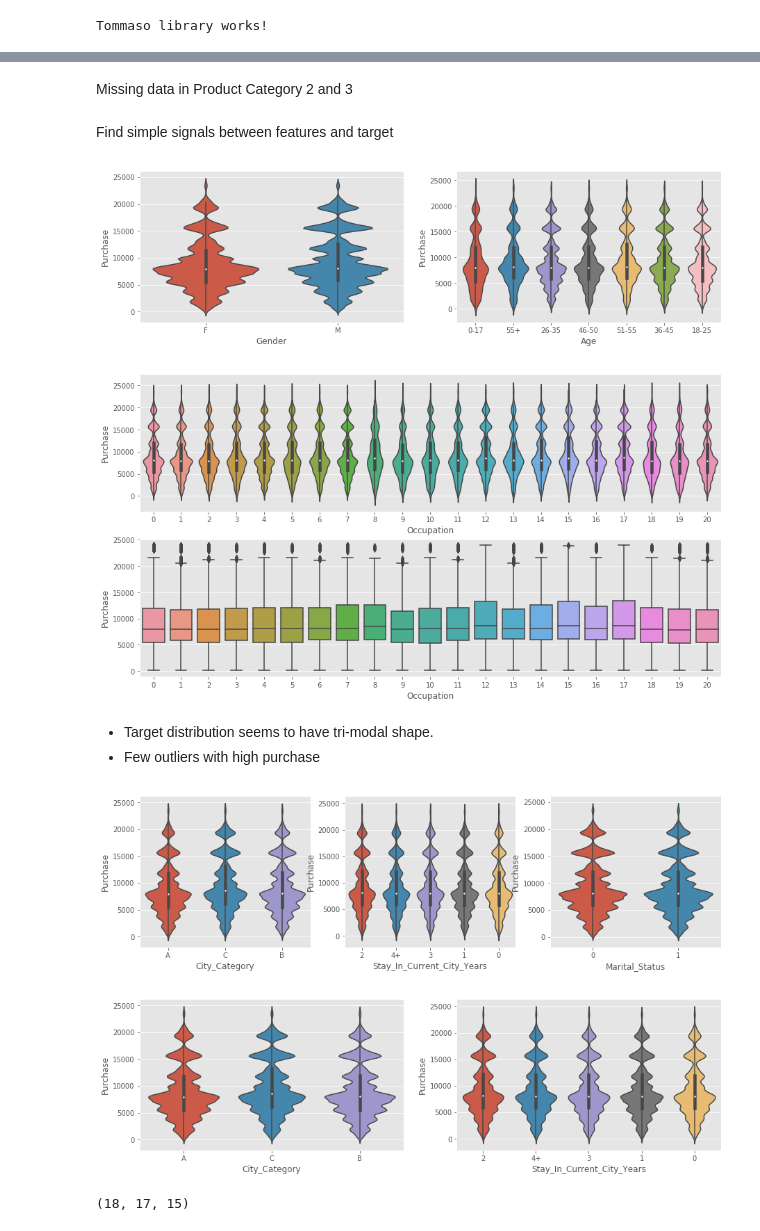
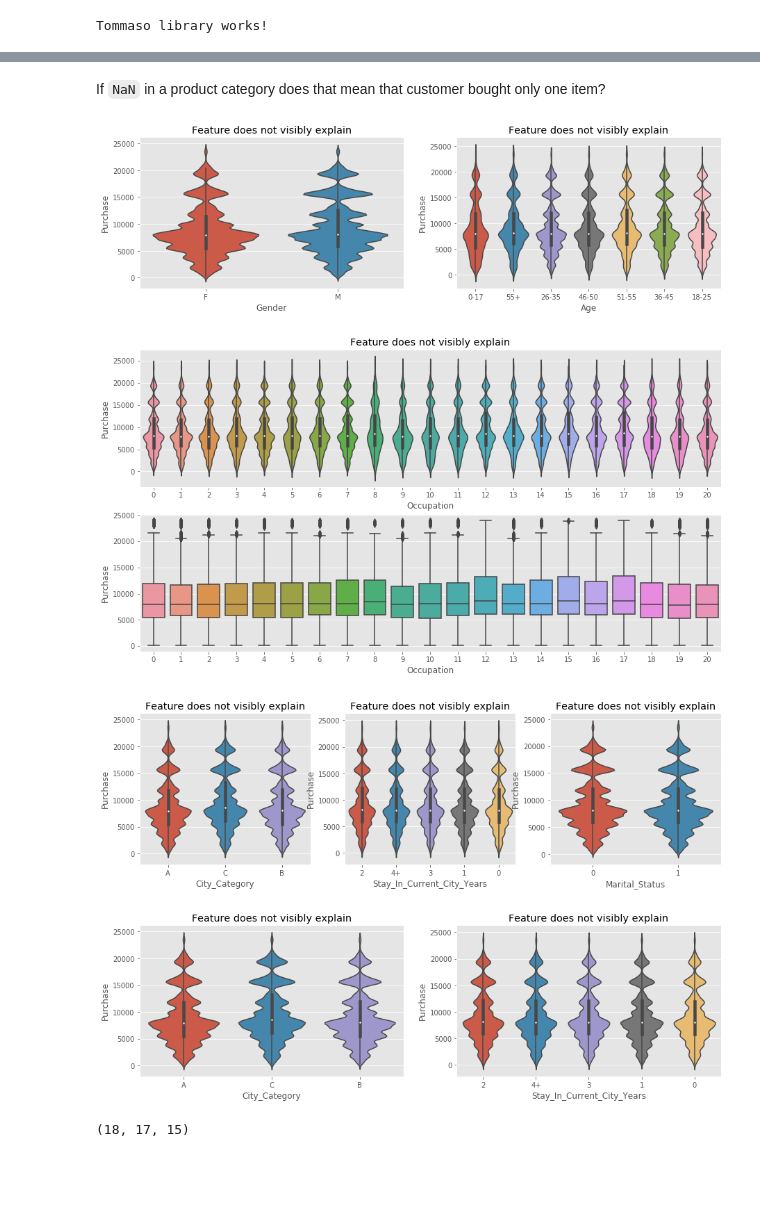
Before and after one commit to Llewlyn/Datasets-analysis, a Jupyter notebook: black_friday/black_friday.ipynb, the cells around one changed output, grey strips where cells are left out. Cells and saved outputs as stored; diff of their text form; code cells hidden in the pictures; blank space fills up the shorter version.

```diff
--- a/black_friday/black_friday.ipynb
+++ b/black_friday/black_friday.ipynb
@@ -16,6 +16,4 @@ tpl.test()
 Tommaso library works!
 # %%
 df = pd.read_csv('BlackFriday.csv')
-df = df.drop(['User_ID', 'Product_ID'], axis=1)
-ys = df['Purchase'].values
-# df = df.drop(['Purchase'], axis=1)
+# df = df.drop(['User_ID', 'Product_ID'], axis=1)
@@ -55,26 +60,23 @@ memory usage: 41.0+ MB
-# %% [markdown]
-Missing data in Product Category 2 and 3
-# %% [markdown]
-Find simple signals between features and target
+# %% [markdown]
+If `NaN` in a product category does that mean that customer bought only one item?
 # %%
 # keys = df.keys()
 keys = ['Gender', 'Age']
 fig, axs = plt.subplots(ncols=len(keys), figsize=(15, 4))
 assert len(axs.flatten()) == len(keys)
 for ax, key in zip(axs.flatten(), keys):
     sns.violinplot(data=df, y='Purchase', x=key, ax=ax, sharey=True);
+    ax.set_title('Feature does not visibly explain')
 #     sns.boxplot(data=df, y='Purchase', x=key, ax=ax);
 # %% [output]
-[figure, old version]
+[figure, new version]
 # %%
 fig, axs = plt.subplots(ncols=1, nrows=2, figsize=(15,8))
 sns.violinplot(data=df, y='Purchase', x='Occupation', ax=axs[0]);
+axs[0].set_title('Feature does not visibly explain')
 sns.boxplot(data=df, y='Purchase', x='Occupation', ax=axs[1]);
 # %% [output]
-[figure, old version]
+[figure, new version]
-# %% [markdown]
-- Target distribution seems to have tri-modal shape.
-- Few outliers with high purchase
 # %%
 # keys = df.keys()
 keys = ['City_Category', 'Stay_In_Current_City_Years', 'Marital_Status']
@@ -82,9 +84,10 @@ fig, axs = plt.subplots(ncols=len(keys), figsize=(15, 4))
 assert len(axs.flatten()) == len(keys)
 for ax, key in zip(axs.flatten(), keys):
     sns.violinplot(data=df, y='Purchase', x=key, ax=ax, sharey=True);
+    ax.set_title('Feature does not visibly explain')
 #     sns.boxplot(data=df, y='Purchase', x=key, ax=ax);
 # %% [output]
-[figure, old version]
+[figure, new version]
 # %%
 # keys = df.keys()
 keys = ['City_Category', 'Stay_In_Current_City_Years']
@@ -92,9 +95,10 @@ fig, axs = plt.subplots(ncols=len(keys), figsize=(15, 4))
 assert len(axs.flatten()) == len(keys)
 for ax, key in zip(axs.flatten(), keys):
     sns.violinplot(data=df, y='Purchase', x=key, ax=ax, sharey=True);
+    ax.set_title('Feature does not visibly explain')
 #     sns.boxplot(data=df, y='Purchase', x=key, ax=ax);
 # %% [output]
-[figure, old version]
+[figure, new version]
 # %%
 df['Product_Category_1'].nunique(), df['Product_Category_2'].nunique(), df['Product_Category_3'].nunique()
 # %% [output]
```
Also changed, not shown: parts of 30 cells of this notebook, 1 other file.
